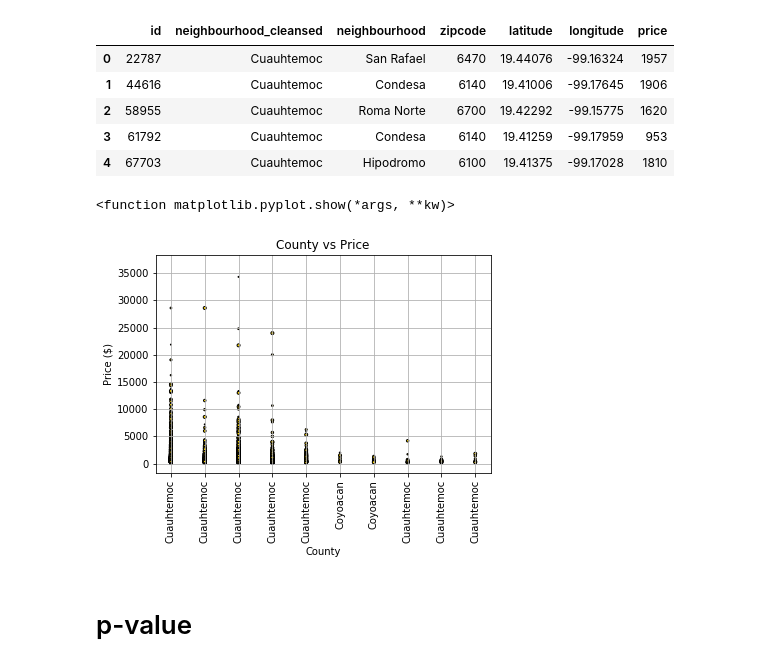
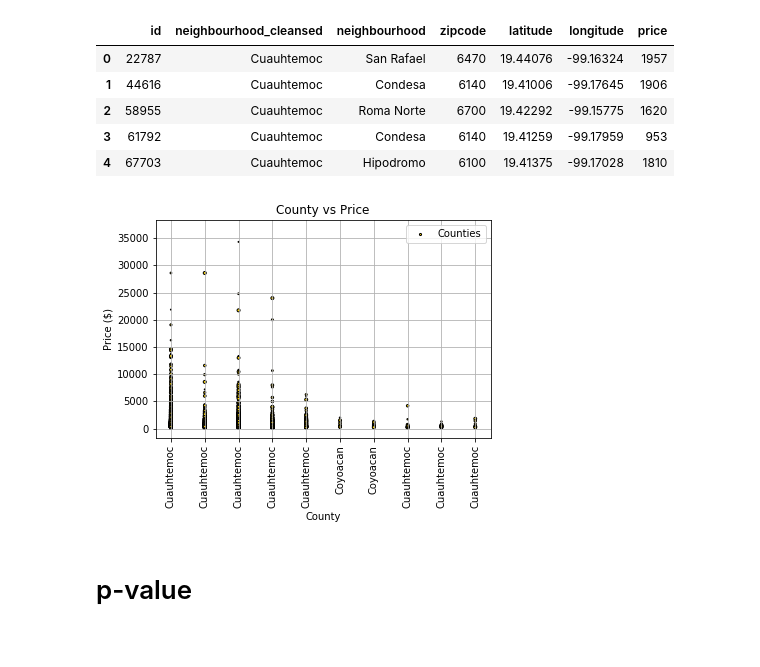
Before and after one commit to lanajera83/Project1, a Jupyter notebook: priceXlocation.ipynb, the cells around one changed output. Drawn from its saved outputs; the diff is of its cells as text; code cells hidden in the pictures.

```diff
--- a/priceXlocation.ipynb
+++ b/priceXlocation.ipynb
@@ -301,16 +262,17 @@ all_price = airbnb_positive1_df["price"].tolist()
 #all_price
 # %%
 plt.scatter(all_county, all_price, marker="o", facecolors="gold", edgecolors="black",
-            s=x_axis, alpha=1)
+            s=x_axis, alpha=1, label="Counties")
 plt.title("County vs Price")
 plt.xlabel("County")
 plt.ylabel("Price ($)")
 plt.xticks(tick_locations, all_county, rotation='vertical')
+plt.legend(loc="upper right")
 plt.grid()
 plt.show
+plt.savefig("scatter_allprice.png")
 # %% [output]
-<function matplotlib.pyplot.show(*args, **kw)>
-[figure, old version]
+[figure, new version]
 # %% [markdown]
 # p-value
 # %%
```
Also changed, not shown: parts of 12 cells of this notebook.
